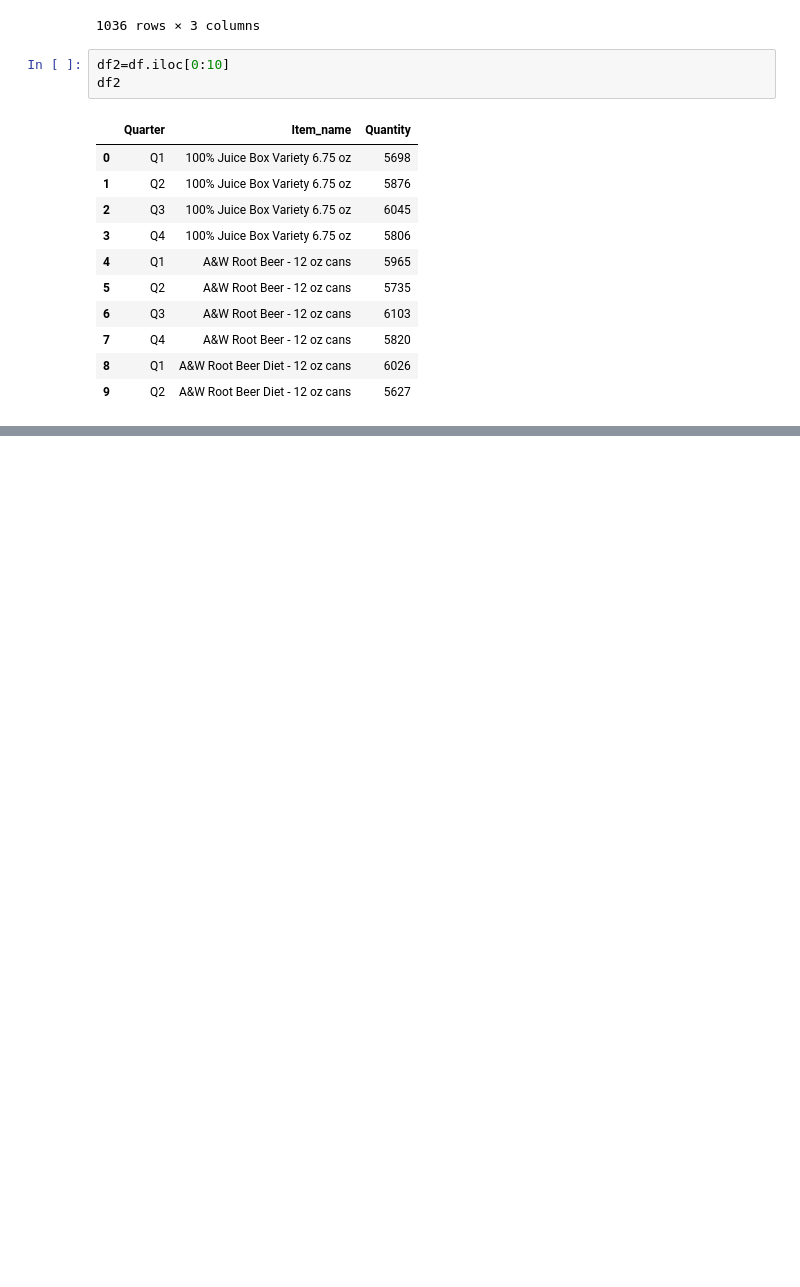
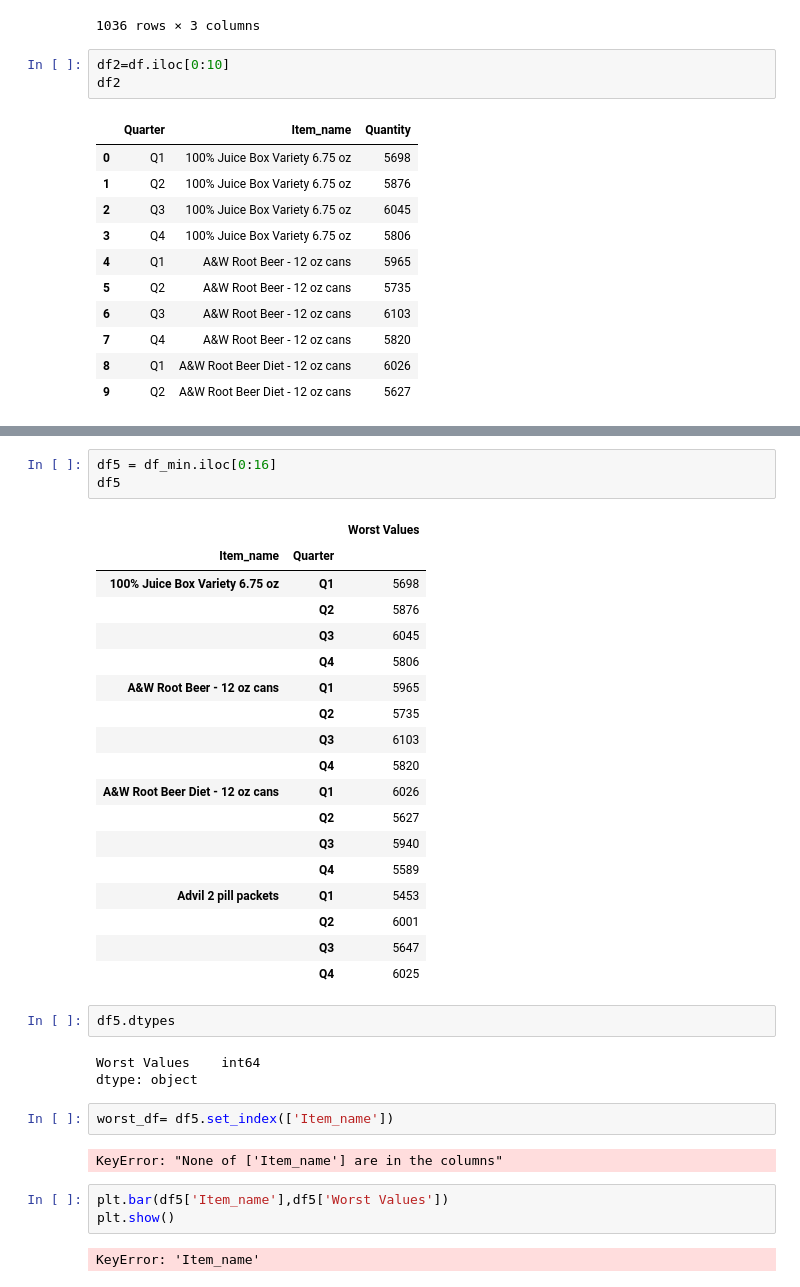
Before and after one commit to SadiaAlamChy/HDA-Tech-Learning, a Jupyter notebook: notebook/Analytics/OLAP Query/Query 8.ipynb, the cells around one changed output, grey strips where cells are left out. Saved outputs shown, nothing was run; the diff lists cells and outputs as text; blank space fills up the shorter version.

```diff
--- a/notebook/Analytics/OLAP Query/Query 8.ipynb
+++ b/notebook/Analytics/OLAP Query/Query 8.ipynb
@@ -102,0 +178,36 @@ LINE 1: SELECT tim.quarter, i.item_name, SUM(f.quantity), nested.MIN...
+# %%
+df5 = df_min.iloc[0:16]
+df5
+# %% [output]
+|  |  | Worst Values |
+| Item_name | Quarter |  |
+| 100% Juice Box Variety 6.75 oz | Q1 | 5698 |
+|  | Q2 | 5876 |
+|  | Q3 | 6045 |
+|  | Q4 | 5806 |
+| A&W Root Beer - 12 oz cans | Q1 | 5965 |
+|  | Q2 | 5735 |
+|  | Q3 | 6103 |
+|  | Q4 | 5820 |
+| A&W Root Beer Diet - 12 oz cans | Q1 | 6026 |
+|  | Q2 | 5627 |
+|  | Q3 | 5940 |
+|  | Q4 | 5589 |
+| Advil 2 pill packets | Q1 | 5453 |
+|  | Q2 | 6001 |
+|  | Q3 | 5647 |
+|  | Q4 | 6025 |
+# %%
+df5.dtypes
+# %% [output]
+Worst Values    int64
+dtype: object
+# %%
+worst_df= df5.set_index(['Item_name'])
+# %% [output]
+KeyError: "None of ['Item_name'] are in the columns"
+# %%
+plt.bar(df5['Item_name'],df5['Worst Values'])
+plt.show()
+# %% [output]
+KeyError: 'Item_name'
```
Also changed, not shown: parts of 5 cells of this notebook.
